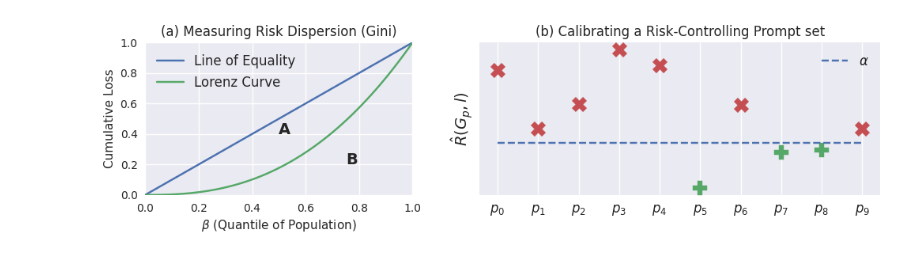
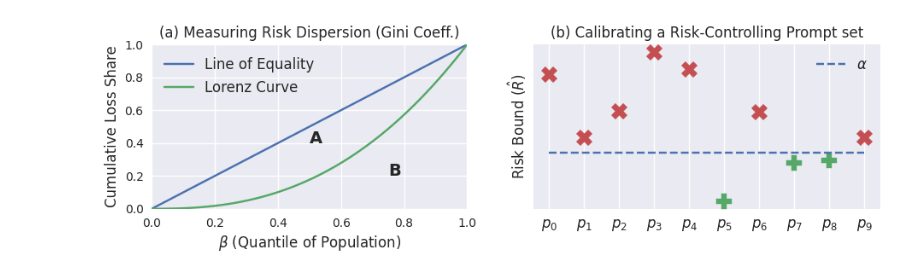
Before and after one commit to thomaspzollo/prompt_risk, a Jupyter notebook: notebooks/figure_2.ipynb, the cells around one changed output. Drawn from its saved outputs; the diff is of its cells as text; code cells hidden in the pictures.

```diff
--- a/notebooks/figure_2.ipynb
+++ b/notebooks/figure_2.ipynb
@@ -63,5 +11,5 @@ plt.show()
 # %%
-plt.rcParams["figure.figsize"] = [12,2.5]
+plt.rcParams["figure.figsize"] = [11,2.5]
 
 seed = 0
 alpha = 0.21
@@ -69,7 +17,7 @@ np.random.seed(seed)
 n_prompts = 10
 R = np.random.normal(0.2, 0.15, n_prompts)
 
-fig, axs = plt.subplots(1,2, width_ratios=[0.4, 0.6])
+fig, axs = plt.subplots(1,2, width_ratios=[1,1.1])
 
 above = []
 below = []
@@ -89,37 +37,37 @@ labels = [r"$p_{}$".format(i) for i in np.arange(R.shape[0])]
 axs[1].set_xticks(np.arange(R.shape[0]), labels=labels, fontsize=12)
 axs[1].set_yticks([])
 
 axs[1].set_ylabel(
-    r"$\hat{R}(G_p, l)$",
-    fontsize=14,
+    r"Risk Bound ($\hat{R}$)",
+    fontsize=12,
     # rotation="horizontal"
 )
 axs[1].plot([0, R.shape[0]-1], [alpha, alpha], "--", label=r"$\alpha$")
 
 
 
 
 
 axs[0].plot([0,1], [0,1], label="Line of Equality")
 lorenz = np.arange(101)/100
 axs[0].plot(lorenz, lorenz**2.5, label="Lorenz Curve")
 
 axs[0].text(0.5, 0.4, "A", fontsize=14, fontweight="bold")
 axs[0].text(0.75, 0.2, "B", fontsize=14, fontweight="bold")
 
 axs[0].set_xlim(0.0,1.0)
 axs[0].set_ylim(0.0,1.0)
 
-axs[0].set_xlabel(r"$\beta$ (Quantile of Population)")
-axs[0].set_ylabel("Cumulative Loss")
+axs[0].set_xlabel(r"$\beta$ (Quantile of Population)", fontsize=12)
+axs[0].set_ylabel("Cumulative Loss Share", fontsize=12)
 
-axs[0].set_title("(a) Measuring Risk Dispersion (Gini)")
-axs[1].set_title("(b) Calibrating a Risk-Controlling Prompt set")
+axs[0].set_title("(a) Measuring Risk Dispersion (Gini Coeff.)", fontsize=12)
+axs[1].set_title("(b) Calibrating a Risk-Controlling Prompt set", fontsize=12)
 
 axs[0].legend(fontsize=12)
 axs[1].legend(fontsize=12)
 
 plt.savefig("../plots/figures/figure_2.png", dpi=1200, bbox_inches="tight")
 plt.show()
 # %% [output]
-[figure, old version]
+[figure, new version]
```
Also changed, not shown: parts of 2 cells of this notebook, 20 other files.
